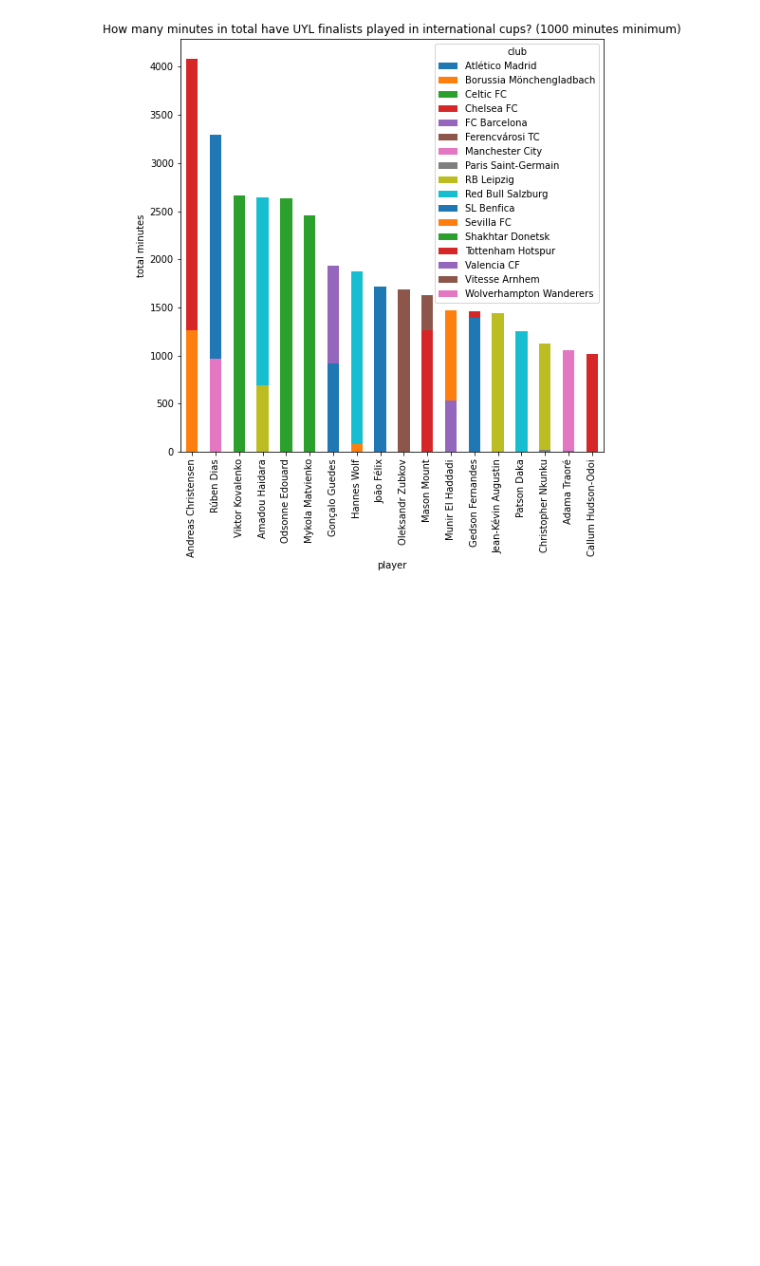
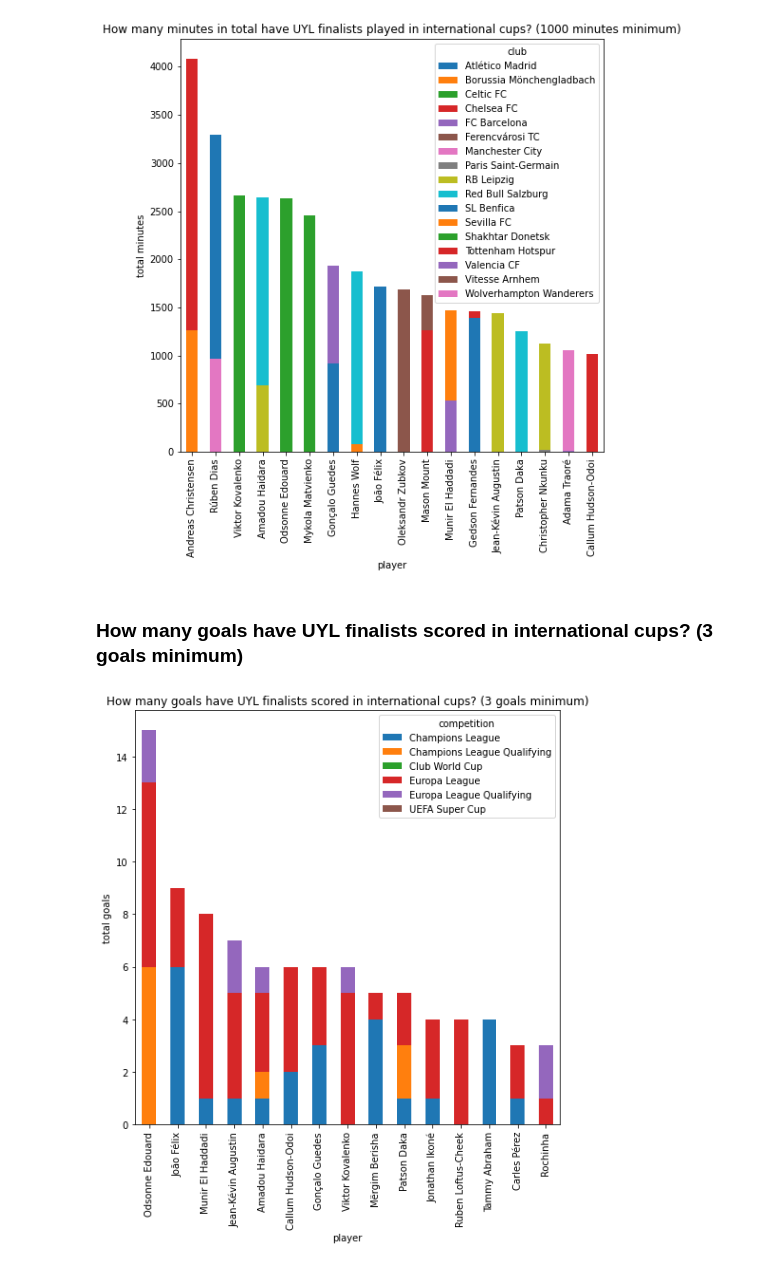
Before and after one commit to StatsStuff/WAGNH, a Jupyter notebook: UYL finalists player data/Some extra stuff.ipynb, the cells around one changed output. Drawn from its saved outputs; the diff is of its cells as text; code cells hidden in the pictures; blank space fills up the shorter version.

Commit message:
Show relevant players lists

```diff
--- a/UYL finalists player data/Some extra stuff.ipynb
+++ b/UYL finalists player data/Some extra stuff.ipynb
@@ -30,3 +29,18 @@ pd\
 pass
 # %% [output]
 [figure]
+# %% [markdown]
+### How many goals have UYL finalists scored in international cups? (3 goals minimum)
+# %%
+df_goals = df.groupby('player_id')['goals'].sum()
+df_goals = df[df.player_id.isin(df_goals[df_goals > 2].index)]
+
+pd\
+   .pivot_table(df_goals, values='goals', index='uyl_name', columns='competition', aggfunc='sum', fill_value=0, margins=True) \
+   .sort_values('All', ascending=False) \
+   .drop('All', axis=1) \
+   .drop('All', axis=0) \
+   .plot.bar(xlabel="player", ylabel="total goals", figsize=(8,8), stacked = True, title='How many goals have UYL finalists scored in international cups? (3 goals minimum)')
+pass
+# %% [output]
+[figure, added]
```
Also changed, not shown: parts of 8 cells of this notebook, 2 other files.
